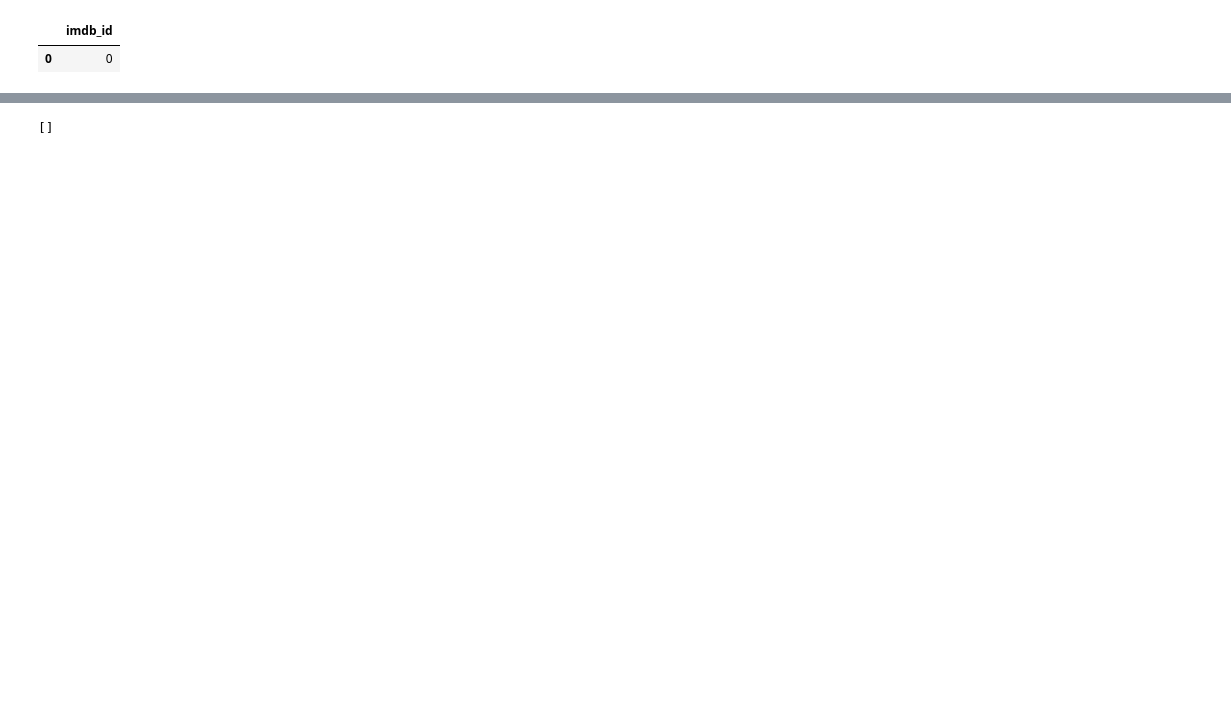
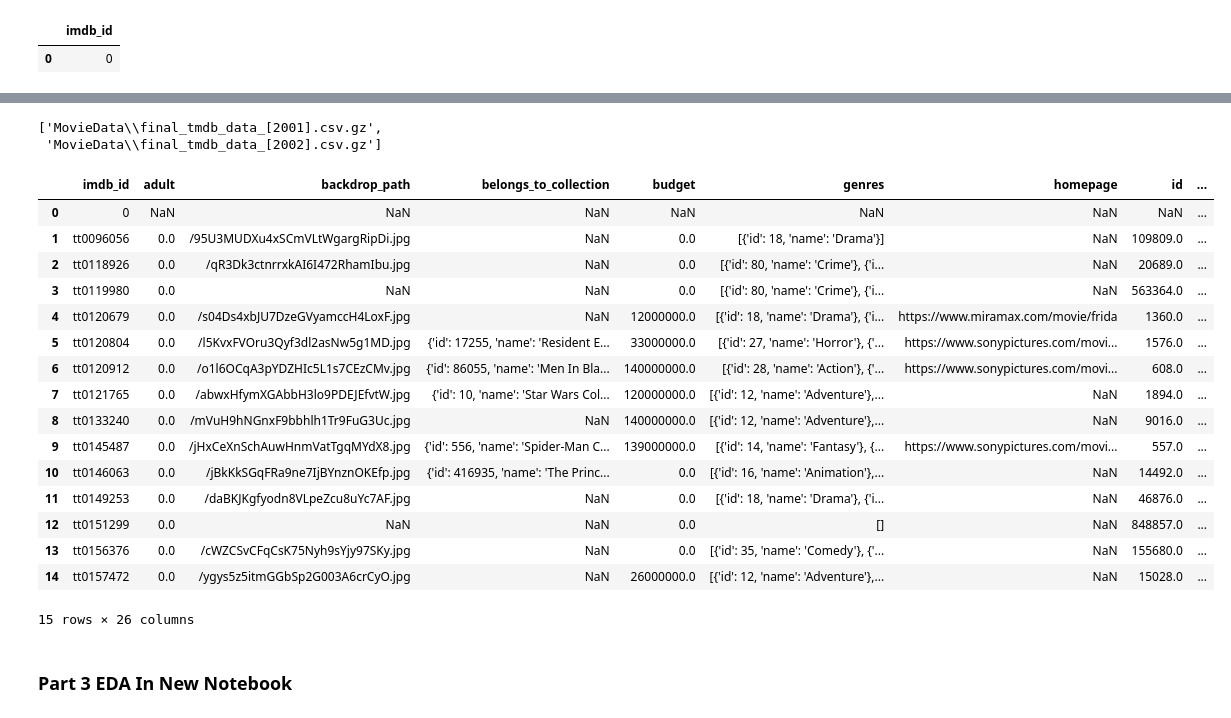
Before and after one commit to parkerholds/ph-movie-data, a Jupyter notebook: Project_2.ipynb, the cells around one changed output, grey strips where cells are left out. Cells and saved outputs as stored; diff of their text form; code cells hidden in the pictures; blank space fills up the shorter version.

```diff
--- a/Project_2.ipynb
+++ b/Project_2.ipynb
@@ -648,8 +659,31 @@ csv_fname = f"{FOLDER}final_tmdb_data_{YEARS_TO_GET}.csv.gz"
 final_year_df.to_csv(csv_fname, compression="gzip", index=False)
-# %%
-import glob
-# Use glob to get all filepaths that match the pattern (*=wildcard)
-tmdb_files = sorted(glob.glob("Data/final_tmdb_data*.csv.gz"))
-tmdb_files
-# %% [output]
-[]
+# %%
+import glob
+# Use glob to get all filepaths that match the pattern (*=wildcard)
+tmdb_files = sorted(glob.glob("MovieData/final_tmdb_data_*.csv.gz"))
+tmdb_files
+# %% [output]
+['MovieData\\final_tmdb_data_[2001].csv.gz',
+ 'MovieData\\final_tmdb_data_[2002].csv.gz']
+# %%
+# Use read_csv in a list comprehension and combine with concat to load all files
+df = pd.concat([pd.read_csv(f) for f in tmdb_files] )
+df.head(15)
+# %% [output]
+|  | imdb_id | adult | backdrop_path | belongs_to_collection | budget | genres | homepage | id | ... |
+| 0 | 0 | NaN | NaN | NaN | NaN | NaN | NaN | NaN | ... |
+| 1 | tt0096056 | 0.0 | /95U3MUDXu4xSCmVLtWgargRipDi.jpg | NaN | 0.0 | [{'id': 18, 'name': 'Drama'}] | NaN | 109809.0 | ... |
+| 2 | tt0118926 | 0.0 | /qR3Dk3ctnrrxkAI6I472RhamIbu.jpg | NaN | 0.0 | [{'id': 80, 'name': 'Crime'}, {'i... | NaN | 20689.0 | ... |
+| 3 | tt0119980 | 0.0 | NaN | NaN | 0.0 | [{'id': 80, 'name': 'Crime'}, {'i... | NaN | 563364.0 | ... |
+| 4 | tt0120679 | 0.0 | /s04Ds4xbJU7DzeGVyamccH4LoxF.jpg | NaN | 12000000.0 | [{'id': 18, 'name': 'Drama'}, {'i... | https://www.miramax.com/movie/frida | 1360.0 | ... |
+| 5 | tt0120804 | 0.0 | /l5KvxFVOru3Qyf3dl2asNw5g1MD.jpg | {'id': 17255, 'name': 'Resident E... | 33000000.0 | [{'id': 27, 'name': 'Horror'}, {'... | https://www.sonypictures.com/movi... | 1576.0 | ... |
+| 6 | tt0120912 | 0.0 | /o1l6OCqA3pYDZHIc5L1s7CEzCMv.jpg | {'id': 86055, 'name': 'Men In Bla... | 140000000.0 | [{'id': 28, 'name': 'Action'}, {'... | https://www.sonypictures.com/movi... | 608.0 | ... |
+| 7 | tt0121765 | 0.0 | /abwxHfymXGAbbH3lo9PDEJEfvtW.jpg | {'id': 10, 'name': 'Star Wars Col... | 120000000.0 | [{'id': 12, 'name': 'Adventure'},... | NaN | 1894.0 | ... |
+| 8 | tt0133240 | 0.0 | /mVuH9hNGnxF9bbhlh1Tr9FuG3Uc.jpg | NaN | 140000000.0 | [{'id': 12, 'name': 'Adventure'},... | NaN | 9016.0 | ... |
+| 9 | tt0145487 | 0.0 | /jHxCeXnSchAuwHnmVatTgqMYdX8.jpg | {'id': 556, 'name': 'Spider-Man C... | 139000000.0 | [{'id': 14, 'name': 'Fantasy'}, {... | https://www.sonypictures.com/movi... | 557.0 | ... |
+| 10 | tt0146063 | 0.0 | /jBkKkSGqFRa9ne7IjBYnznOKEfp.jpg | {'id': 416935, 'name': 'The Princ... | 0.0 | [{'id': 16, 'name': 'Animation'},... | NaN | 14492.0 | ... |
+| 11 | tt0149253 | 0.0 | /daBKJKgfyodn8VLpeZcu8uYc7AF.jpg | NaN | 0.0 | [{'id': 18, 'name': 'Drama'}, {'i... | NaN | 46876.0 | ... |
+| 12 | tt0151299 | 0.0 | NaN | NaN | 0.0 | [] | NaN | 848857.0 | ... |
+| 13 | tt0156376 | 0.0 | /cWZCSvCFqCsK75Nyh9sYjy97SKy.jpg | NaN | 0.0 | [{'id': 35, 'name': 'Comedy'}, {'... | NaN | 155680.0 | ... |
+| 14 | tt0157472 | 0.0 | /ygys5z5itmGGbSp2G003A6crCyO.jpg | NaN | 26000000.0 | [{'id': 12, 'name': 'Adventure'},... | NaN | 15028.0 | ... |
+15 rows × 26 columns
@@ -655,0 +696,2 @@ tmdb_files
+# %% [markdown]
+### Part 3 EDA In New Notebook
```
Also changed, not shown: parts of 11 cells of this notebook, 14 other files.
